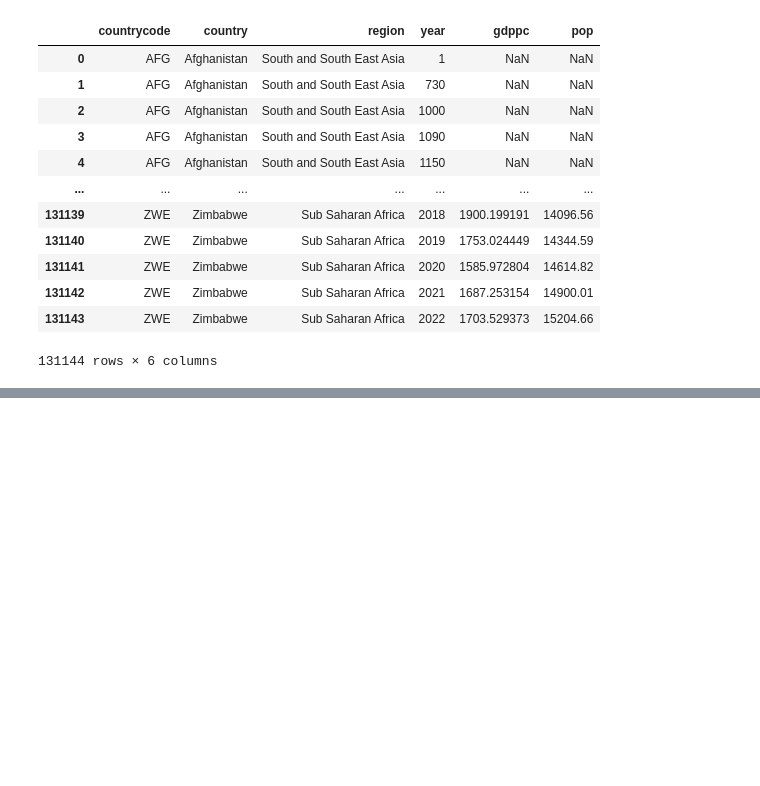
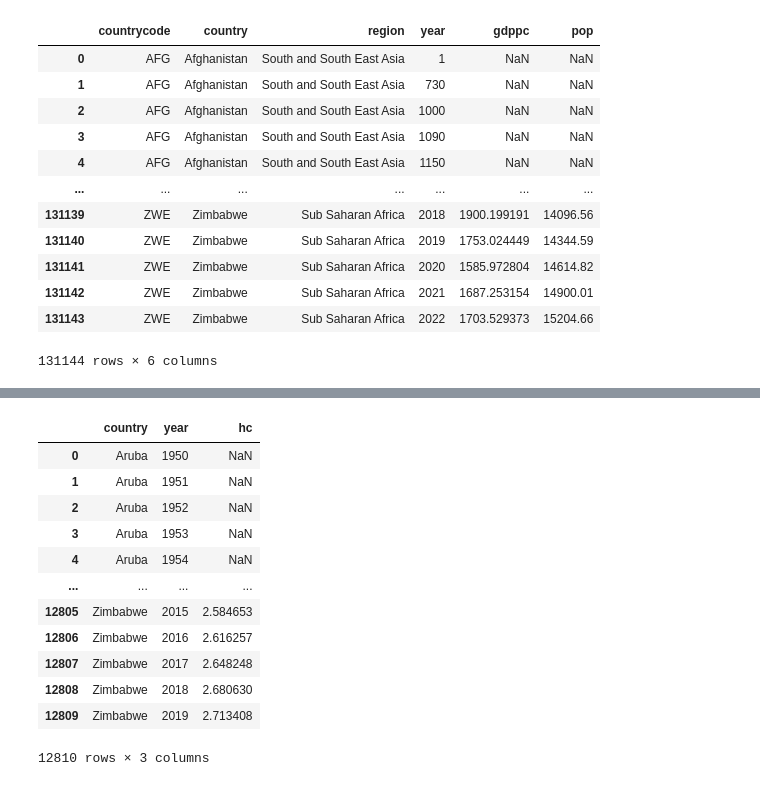
Before and after one commit to GhadaElhusseini/Masters_Thesis, a Jupyter notebook: Thesis_analysis.ipynb, the cells around one changed output, grey strips where cells are left out. Drawn from its saved outputs; the diff is of its cells as text; code cells hidden in the pictures; blank space fills up the shorter version.

```diff
--- a/Thesis_analysis.ipynb
+++ b/Thesis_analysis.ipynb
@@ -522,0 +534,18 @@ from data_functions import load_inf_mor
+# %%
+hc_df = load_hc()
+# %%
+hc_df
+# %% [output]
+|  | country | year | hc |
+| 0 | Aruba | 1950 | NaN |
+| 1 | Aruba | 1951 | NaN |
+| 2 | Aruba | 1952 | NaN |
+| 3 | Aruba | 1953 | NaN |
+| 4 | Aruba | 1954 | NaN |
+| ... | ... | ... | ... |
+| 12805 | Zimbabwe | 2015 | 2.584653 |
+| 12806 | Zimbabwe | 2016 | 2.616257 |
+| 12807 | Zimbabwe | 2017 | 2.648248 |
+| 12808 | Zimbabwe | 2018 | 2.680630 |
+| 12809 | Zimbabwe | 2019 | 2.713408 |
+12810 rows × 3 columns
```
Also changed, not shown: parts of 21 cells of this notebook, 2 other files.
